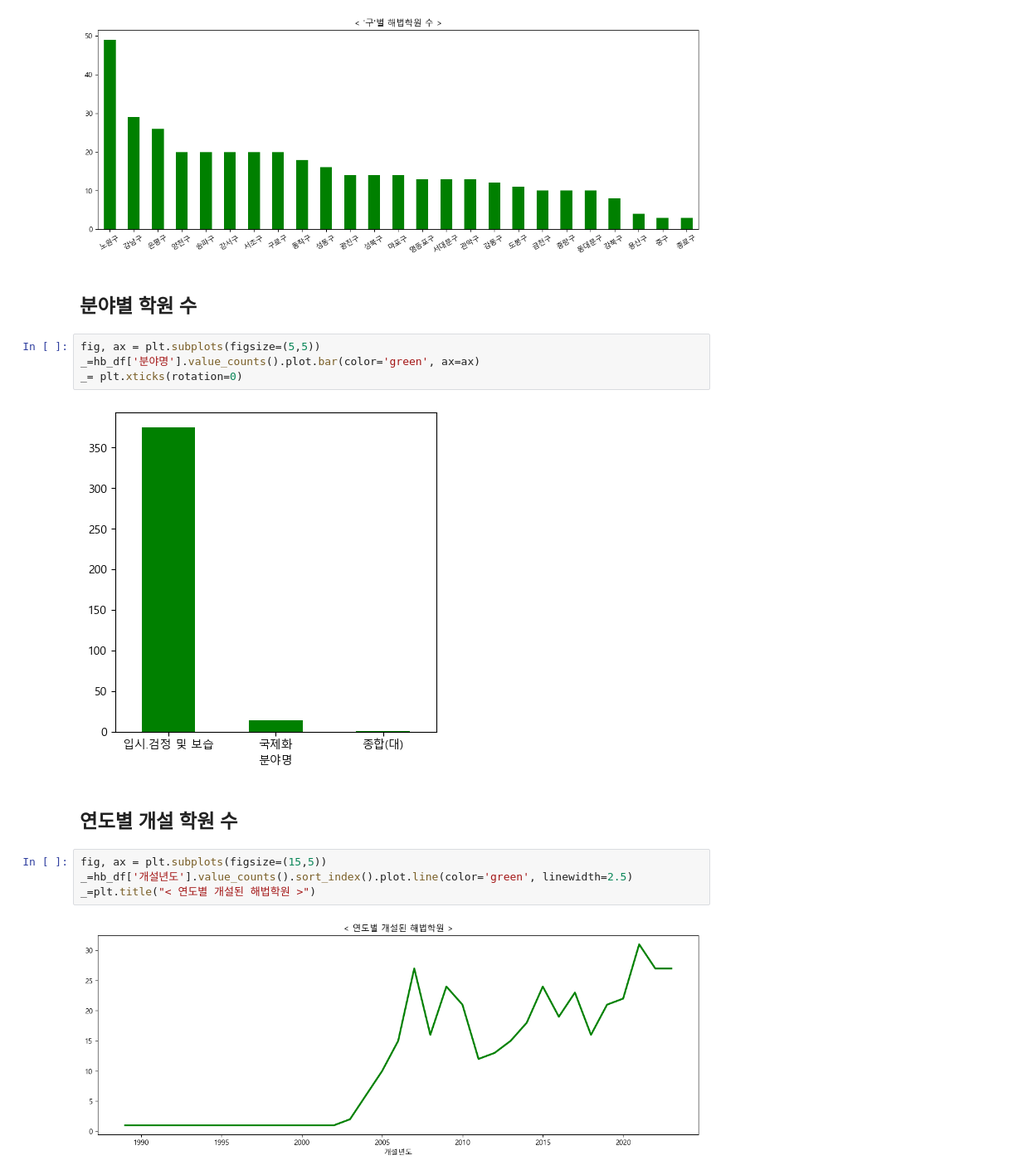
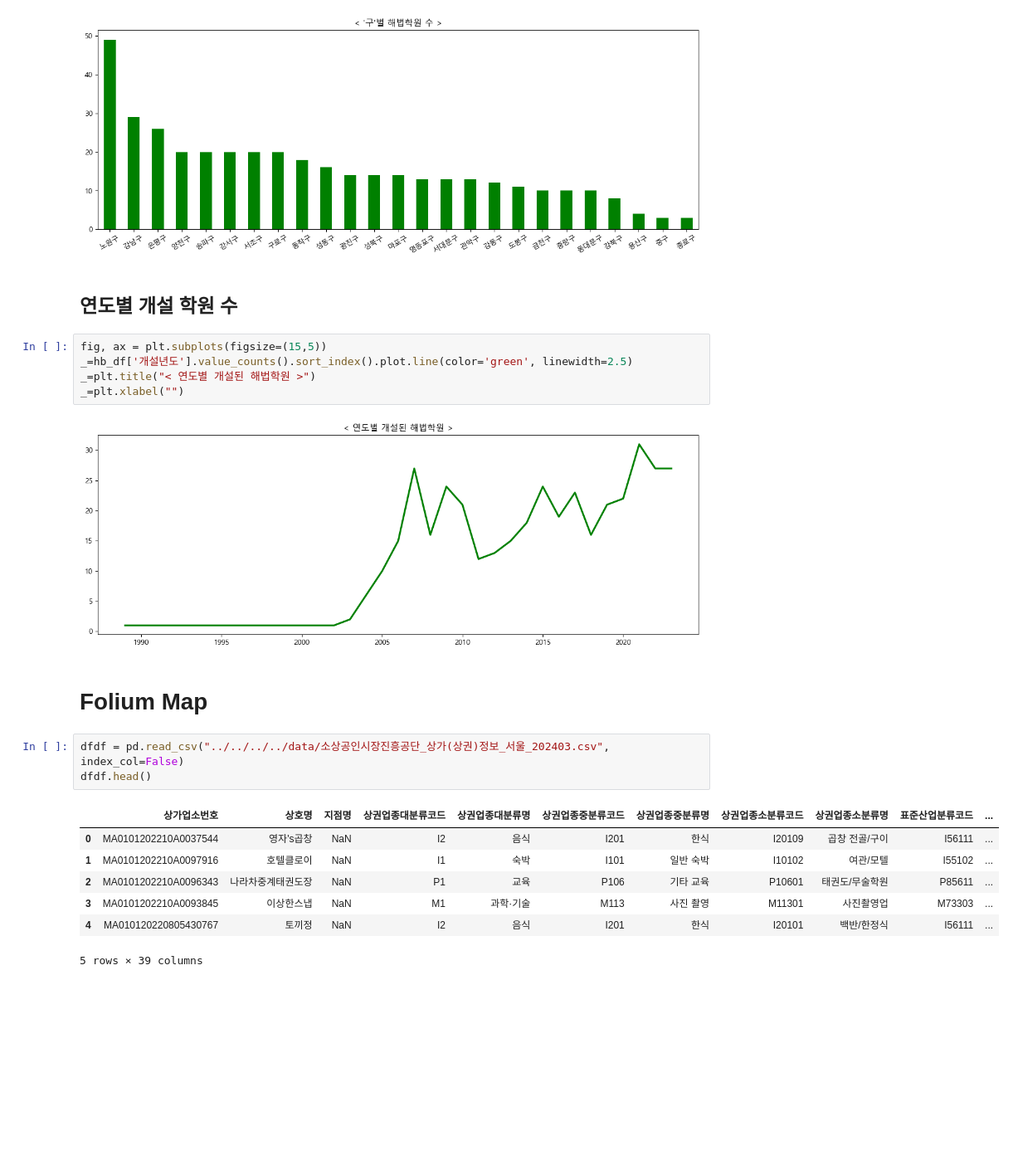
Before and after one commit to YoonseokChoi/EdTech, a Jupyter notebook: Data Analysis/Toy Projects/서울시 학원 교습소 분석/서울시 학원 교습소 분석.ipynb, the cells around one changed output. Shown: that part at 83% size. Saved outputs shown, nothing was run; the diff lists cells and outputs as text; blank space fills up the shorter version.

```diff
--- a/Data Analysis/Toy Projects/서울시 학원 교습소 분석/서울시 학원 교습소 분석.ipynb
+++ b/Data Analysis/Toy Projects/서울시 학원 교습소 분석/서울시 학원 교습소 분석.ipynb
@@ -149,19 +139,25 @@ _= plt.xlabel("")
 _= plt.title("< '구'별 해법학원 수 >")
 # %% [output]
 [figure]
-# %% [markdown]
-## 분야별 학원 수
-# %%
-fig, ax = plt.subplots(figsize=(5,5))
-_=hb_df['분야명'].value_counts().plot.bar(color='green', ax=ax)
-_= plt.xticks(rotation=0)
-# %% [output]
-[figure, removed]
 # %% [markdown]
 ## 연도별 개설 학원 수
 # %%
 fig, ax = plt.subplots(figsize=(15,5))
 _=hb_df['개설년도'].value_counts().sort_index().plot.line(color='green', linewidth=2.5)
 _=plt.title("< 연도별 개설된 해법학원 >")
+_=plt.xlabel("")
 # %% [output]
-[figure, old version]
+[figure, new version]
+# %% [markdown]
+# Folium Map
+# %%
+dfdf = pd.read_csv("../../../../data/소상공인시장진흥공단_상가(상권)정보_서울_202403.csv", index_col=False)
+dfdf.head()
+# %% [output]
+|  | 상가업소번호 | 상호명 | 지점명 | 상권업종대분류코드 | 상권업종대분류명 | 상권업종중분류코드 | 상권업종중분류명 | 상권업종소분류코드 | 상권업종소분류명 | 표준산업분류코드 | ... |
+| 0 | MA0101202210A0037544 | 영자's곱창 | NaN | I2 | 음식 | I201 | 한식 | I20109 | 곱창 전골/구이 | I56111 | ... |
+| 1 | MA0101202210A0097916 | 호텔클로이 | NaN | I1 | 숙박 | I101 | 일반 숙박 | I10102 | 여관/모텔 | I55102 | ... |
+| 2 | MA0101202210A0096343 | 나라차중계태권도장 | NaN | P1 | 교육 | P106 | 기타 교육 | P10601 | 태권도/무술학원 | P85611 | ... |
+| 3 | MA0101202210A0093845 | 이상한스냅 | NaN | M1 | 과학·기술 | M113 | 사진 촬영 | M11301 | 사진촬영업 | M73303 | ... |
+| 4 | MA010120220805430767 | 토끼정 | NaN | I2 | 음식 | I201 | 한식 | I20101 | 백반/한정식 | I56111 | ... |
+5 rows × 39 columns
```
Also changed, not shown: parts of 23 cells of this notebook, 6 other files.
